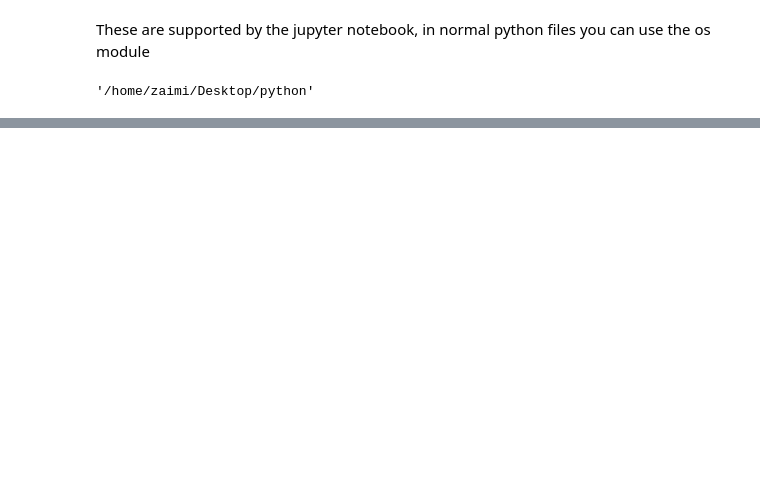
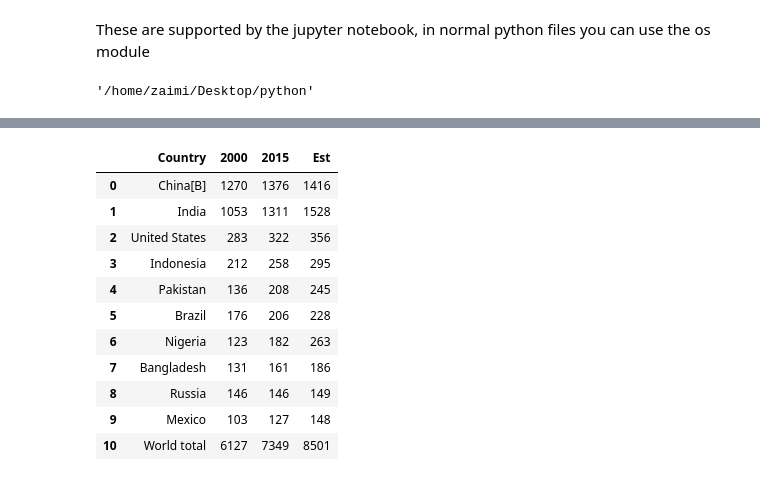
Before and after one commit to RagnarOkayy/DataAnalysisPython, a Jupyter notebook: udemy5.ipynb, the cells around one changed output, grey strips where cells are left out. Saved outputs shown, nothing was run; the diff lists cells and outputs as text; code cells hidden in the pictures; blank space fills up the shorter version.

```diff
--- a/udemy5.ipynb
+++ b/udemy5.ipynb
@@ -20,0 +143,17 @@ os.getcwd()
+# %%
+# now change the column names
+world_topten.columns = ['Country', '2000', '2015', 'Est']
+world_topten
+# %% [output]
+|  | Country | 2000 | 2015 | Est |
+| 0 | China[B] | 1270 | 1376 | 1416 |
+| 1 | India | 1053 | 1311 | 1528 |
+| 2 | United States | 283 | 322 | 356 |
+| 3 | Indonesia | 212 | 258 | 295 |
+| 4 | Pakistan | 136 | 208 | 245 |
+| 5 | Brazil | 176 | 206 | 228 |
+| 6 | Nigeria | 123 | 182 | 263 |
+| 7 | Bangladesh | 131 | 161 | 186 |
+| 8 | Russia | 146 | 146 | 149 |
+| 9 | Mexico | 103 | 127 | 148 |
+| 10 | World total | 6127 | 7349 | 8501 |
```
Also changed, not shown: parts of 16 cells of this notebook, 4 other files.
